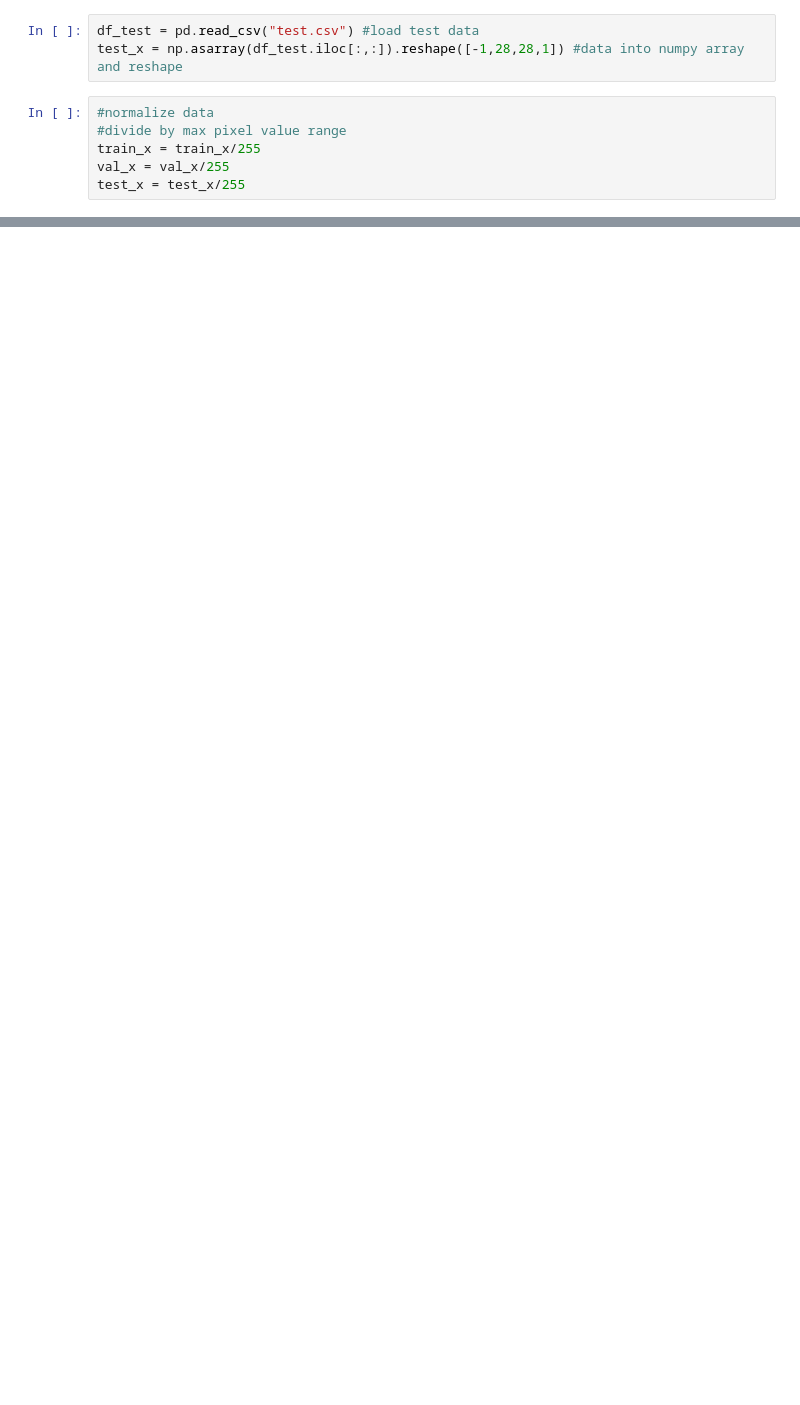
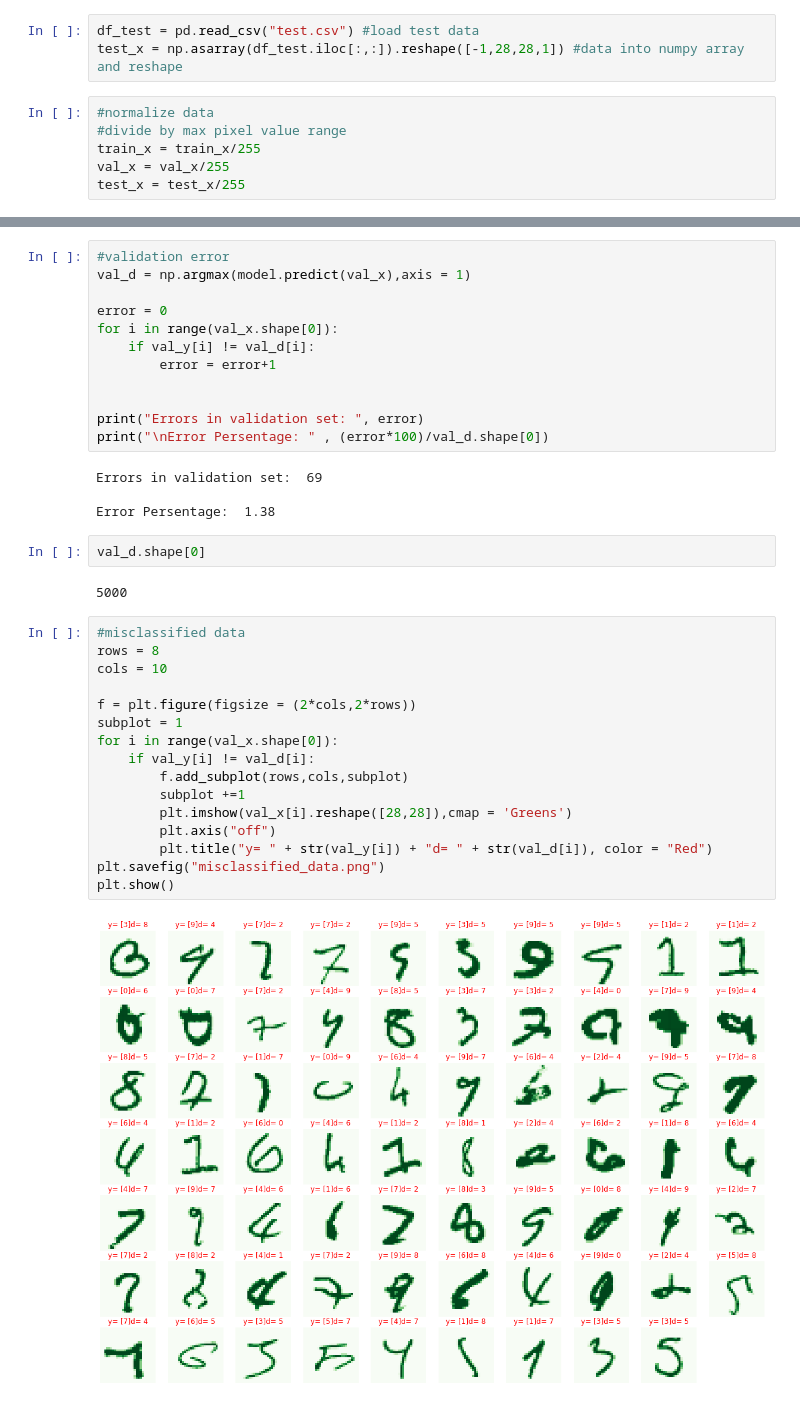
Before and after one commit to bakana808/ee445-final, a Jupyter notebook: MNIST.ipynb, the cells around one changed output, grey strips where cells are left out. Drawn from its saved outputs; the diff is of its cells as text; blank space fills up the shorter version.

```diff
--- a/MNIST.ipynb
+++ b/MNIST.ipynb
@@ -113,0 +205,38 @@ plt.savefig("digit_visual.png")
+# %%
+#validation error
+val_d = np.argmax(model.predict(val_x),axis = 1)
+
+error = 0
+for i in range(val_x.shape[0]):
+    if val_y[i] != val_d[i]:
+        error = error+1
+
+
+print("Errors in validation set: ", error)
+print("\nError Persentage: " , (error*100)/val_d.shape[0])
+# %% [output]
+Errors in validation set:  69
+
+Error Persentage:  1.38
+# %%
+val_d.shape[0]
+# %% [output]
+5000
+# %%
+#misclassified data
+rows = 8
+cols = 10
+
+f = plt.figure(figsize = (2*cols,2*rows))
+subplot = 1
+for i in range(val_x.shape[0]):
+    if val_y[i] != val_d[i]:
+        f.add_subplot(rows,cols,subplot)
+        subplot +=1
+        plt.imshow(val_x[i].reshape([28,28]),cmap = 'Greens')
+        plt.axis("off")
+        plt.title("y= " + str(val_y[i]) + "d= " + str(val_d[i]), color = "Red")
+plt.savefig("misclassified_data.png")
+plt.show()
+# %% [output]
+[figure, added]
```
Also changed, not shown: parts of 14 cells of this notebook.
